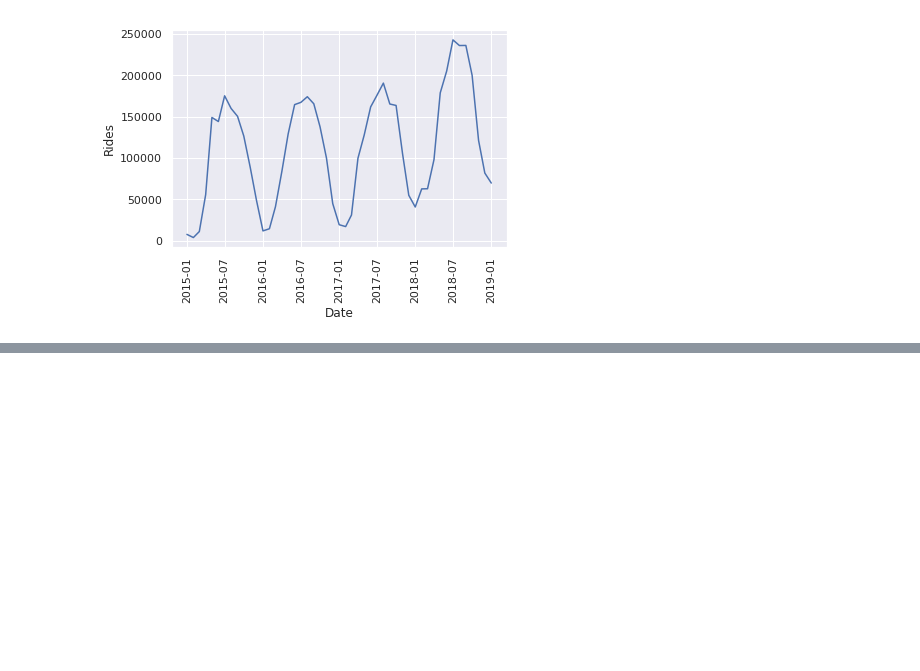
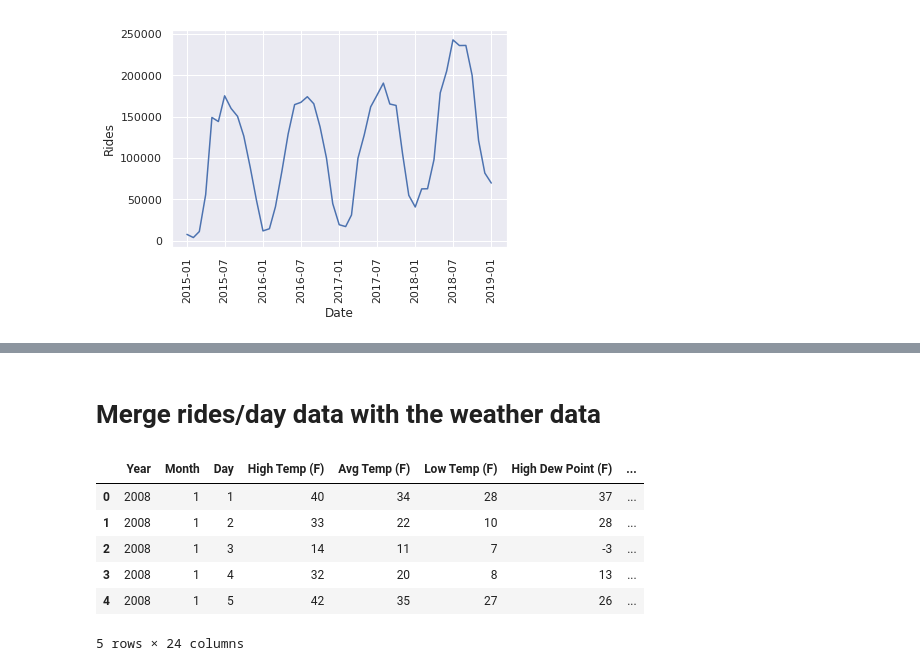
Before and after one commit to ccfreeman/Bikeshare_boston, a Jupyter notebook: colef_data_exploration.ipynb, the cells around one changed output, grey strips where cells are left out. Cells and saved outputs as stored; diff of their text form; code cells hidden in the pictures; blank space fills up the shorter version.

```diff
--- a/colef_data_exploration.ipynb
+++ b/colef_data_exploration.ipynb
@@ -104,0 +113,2 @@ plt.xticks(rotation=90);
+# %% [markdown]
+# Merge rides/day data with the weather data
@@ -104,0 +118,10 @@ plt.xticks(rotation=90);
+# %%
+w_data.head()
+# %% [output]
+|  | Year | Month | Day | High Temp (F) | Avg Temp (F) | Low Temp (F) | High Dew Point (F) | ... |
+| 0 | 2008 | 1 | 1 | 40 | 34 | 28 | 37 | ... |
+| 1 | 2008 | 1 | 2 | 33 | 22 | 10 | 28 | ... |
+| 2 | 2008 | 1 | 3 | 14 | 11 | 7 | -3 | ... |
+| 3 | 2008 | 1 | 4 | 32 | 20 | 8 | 13 | ... |
+| 4 | 2008 | 1 | 5 | 42 | 35 | 27 | 26 | ... |
+5 rows × 24 columns
```
Also changed, not shown: parts of 20 cells of this notebook, 2 other files.
